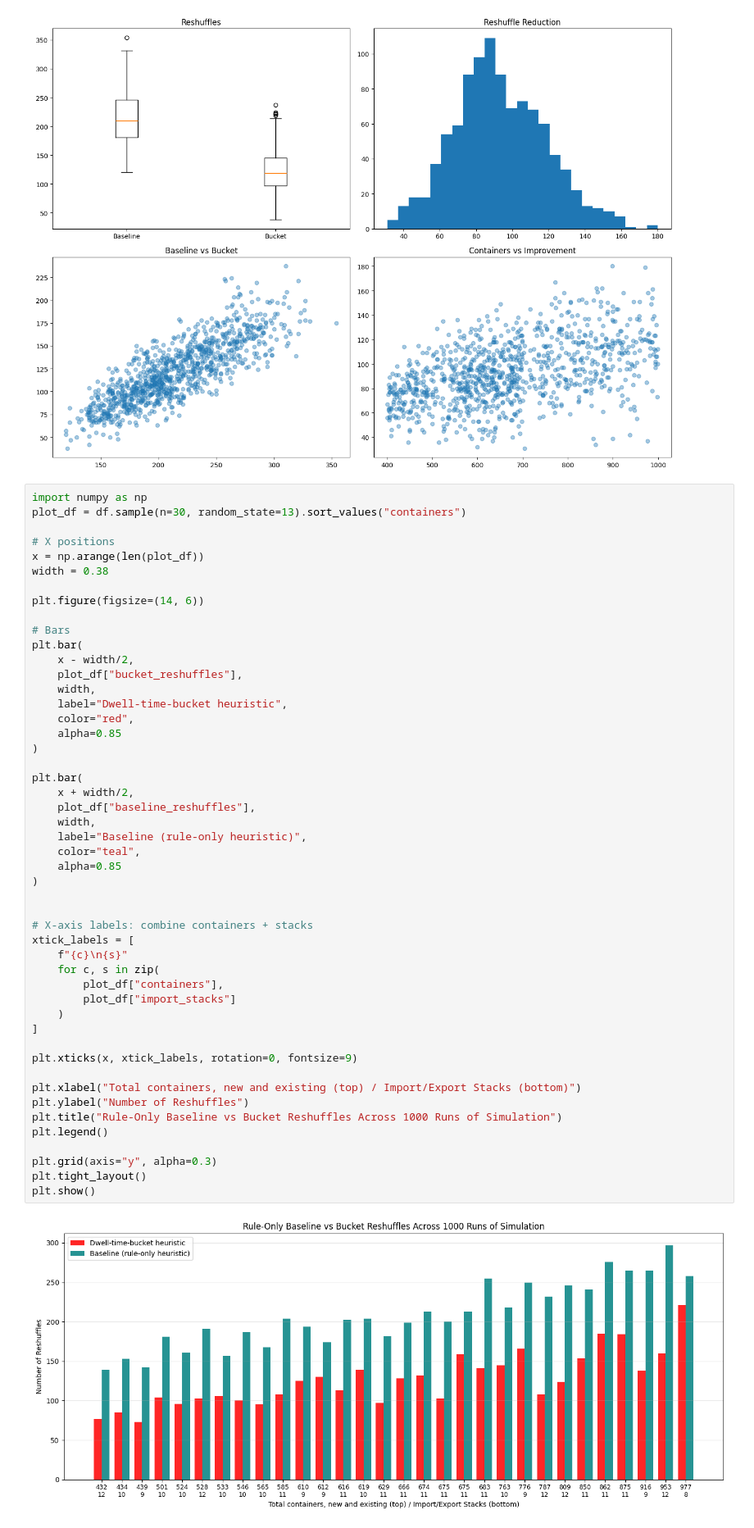
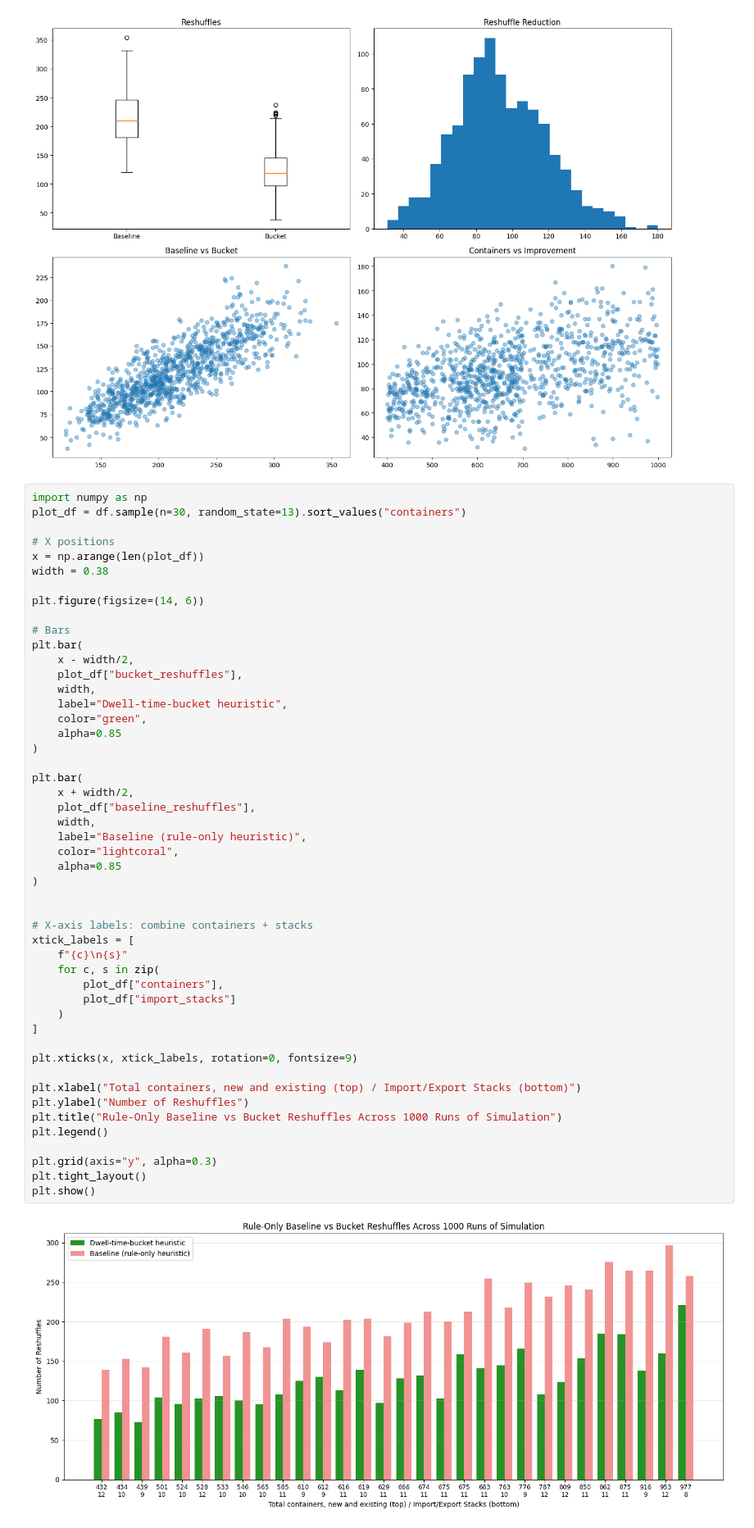
Before and after one commit to kellyegorman/eurogate-twin, a Jupyter notebook: simulation/visualize_1000_simulation.ipynb, the cells around one changed output. Shown at 82% size. Drawn from its saved outputs; the diff is of its cells as text.

Commit message:
more poster visuals

```diff
--- a/simulation/visualize_1000_simulation.ipynb
+++ b/simulation/visualize_1000_simulation.ipynb
@@ -206,38 +206,38 @@ plt.bar(
     plot_df["bucket_reshuffles"],
     width,
     label="Dwell-time-bucket heuristic",
-    color="red",
+    color="green",
     alpha=0.85
 )
 
 plt.bar(
     x + width/2,
     plot_df["baseline_reshuffles"],
     width,
     label="Baseline (rule-only heuristic)",
-    color="teal",
+    color="lightcoral",
     alpha=0.85
 )
 
 
 # X-axis labels: combine containers + stacks
 xtick_labels = [
     f"{c}\n{s}"
     for c, s in zip(
         plot_df["containers"],
         plot_df["import_stacks"]
     )
 ]
 
 plt.xticks(x, xtick_labels, rotation=0, fontsize=9)
 
 plt.xlabel("Total containers, new and existing (top) / Import/Export Stacks (bottom)")
 plt.ylabel("Number of Reshuffles")
 plt.title("Rule-Only Baseline vs Bucket Reshuffles Across 1000 Runs of Simulation")
 plt.legend()
 
 plt.grid(axis="y", alpha=0.3)
 plt.tight_layout()
 plt.show()
 # %% [output]
-[figure, old version]
+[figure, new version]
```
Also changed, not shown: parts of 1 cell of this notebook, 1 other file.
